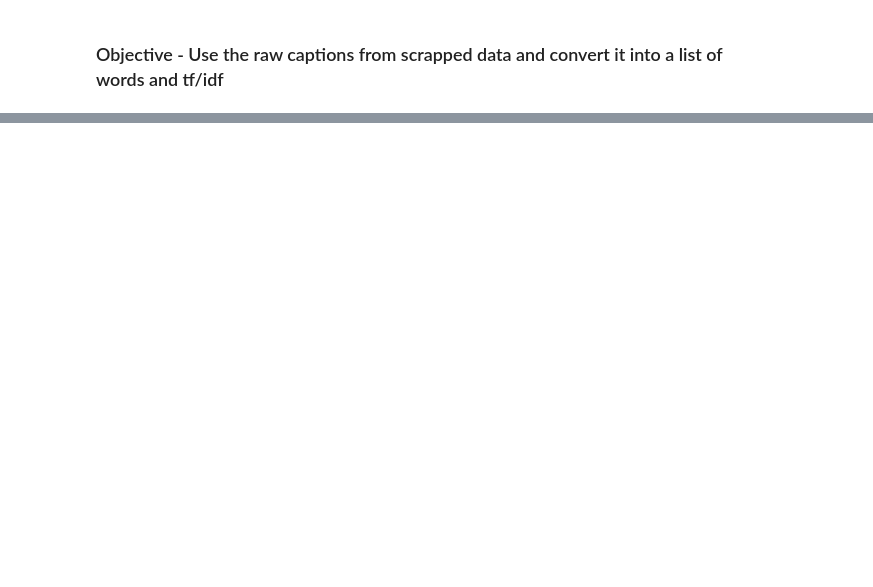
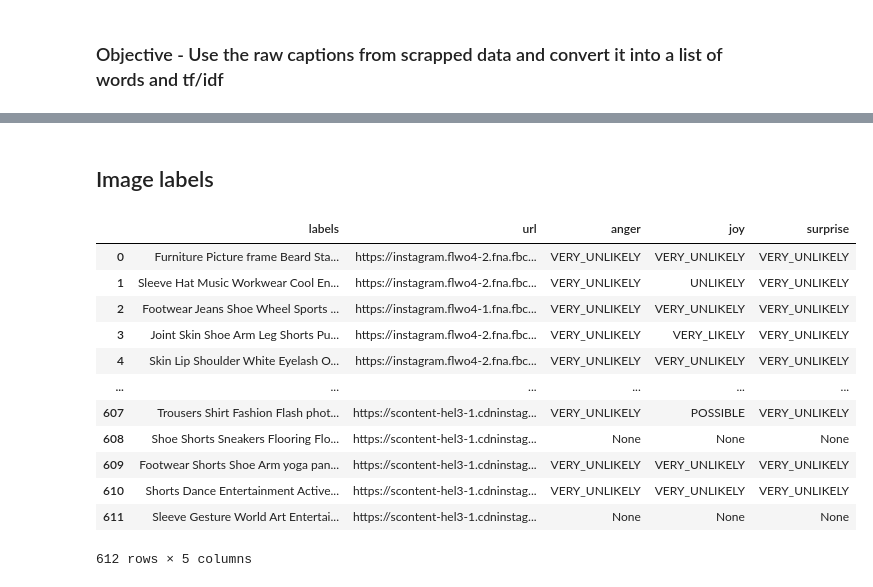
Before and after one commit to vicgpt/Unstructured-Data-Analytics, a Jupyter notebook: Project/caption_to_list.ipynb, the cells around one changed output, grey strips where cells are left out. Drawn from its saved outputs; the diff is of its cells as text; code cells hidden in the pictures; blank space fills up the shorter version.

```diff
--- a/Project/caption_to_list.ipynb
+++ b/Project/caption_to_list.ipynb
@@ -191,0 +257,22 @@ Index(['back', 'fast', 'passionate', 'train', 'asphalt', 'girls', 'starting',
+# %% [markdown]
+## Image labels
+# %%
+labels = pd.read_excel('Nike/NikeLabels.xlsx')
+labels.drop(0, inplace=True, axis=0)
+labels.reset_index(drop=True, inplace=True)
+labels.columns = [s.lower() for s in labels.columns]
+labels
+# %% [output]
+|  | labels | url | anger | joy | surprise |
+| 0 | Furniture Picture frame Beard Sta... | https://instagram.flwo4-2.fna.fbc... | VERY_UNLIKELY | VERY_UNLIKELY | VERY_UNLIKELY |
+| 1 | Sleeve Hat Music Workwear Cool En... | https://instagram.flwo4-2.fna.fbc... | VERY_UNLIKELY | UNLIKELY | VERY_UNLIKELY |
+| 2 | Footwear Jeans Shoe Wheel Sports ... | https://instagram.flwo4-1.fna.fbc... | VERY_UNLIKELY | VERY_UNLIKELY | VERY_UNLIKELY |
+| 3 | Joint Skin Shoe Arm Leg Shorts Pu... | https://instagram.flwo4-2.fna.fbc... | VERY_UNLIKELY | VERY_LIKELY | VERY_UNLIKELY |
+| 4 | Skin Lip Shoulder White Eyelash O... | https://instagram.flwo4-2.fna.fbc... | VERY_UNLIKELY | VERY_UNLIKELY | VERY_UNLIKELY |
+| ... | ... | ... | ... | ... | ... |
+| 607 | Trousers Shirt Fashion Flash phot... | https://scontent-hel3-1.cdninstag... | VERY_UNLIKELY | POSSIBLE | VERY_UNLIKELY |
+| 608 | Shoe Shorts Sneakers Flooring Flo... | https://scontent-hel3-1.cdninstag... | None | None | None |
+| 609 | Footwear Shorts Shoe Arm yoga pan... | https://scontent-hel3-1.cdninstag... | VERY_UNLIKELY | VERY_UNLIKELY | VERY_UNLIKELY |
+| 610 | Shorts Dance Entertainment Active... | https://scontent-hel3-1.cdninstag... | VERY_UNLIKELY | VERY_UNLIKELY | VERY_UNLIKELY |
+| 611 | Sleeve Gesture World Art Entertai... | https://scontent-hel3-1.cdninstag... | None | None | None |
+612 rows × 5 columns
```
Also changed, not shown: parts of 29 cells of this notebook.
